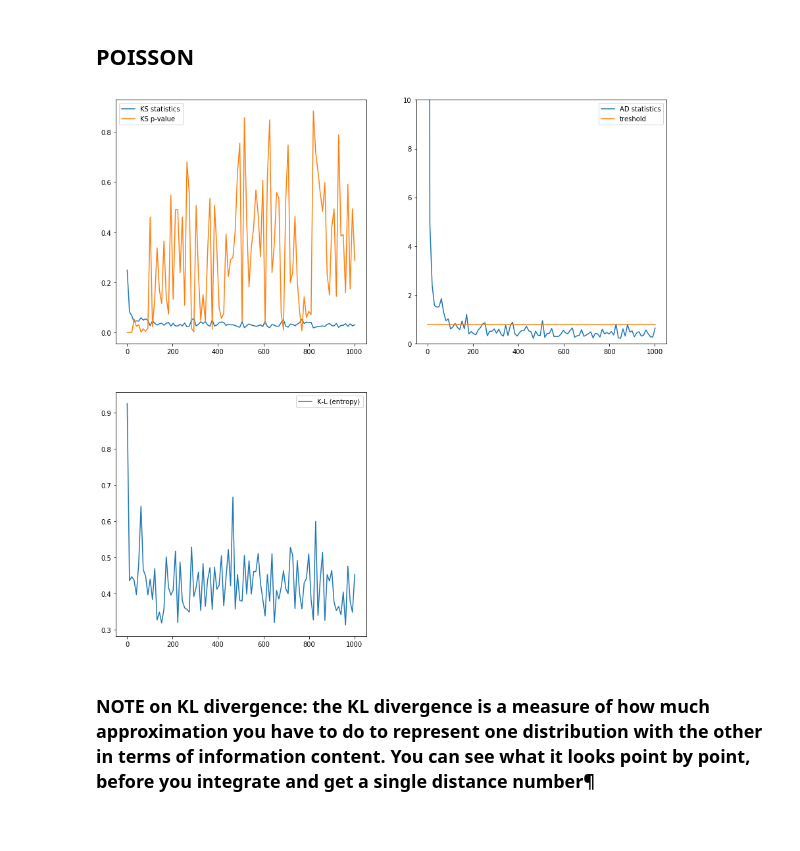
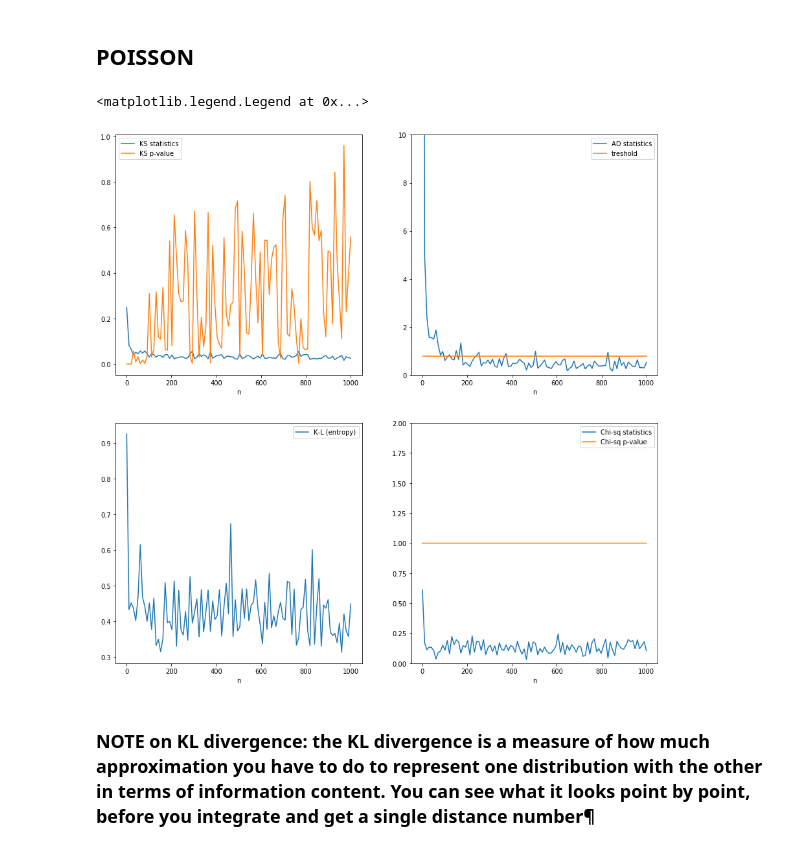
Before and after one commit to gauravcusp/Urban_Informatics_Coding_Assignments, a Jupyter notebook: HW5_gb1877/HW5_2_gb1877.ipynb, the cells around one changed output. Saved outputs shown, nothing was run; the diff lists cells and outputs as text; code cells hidden in the pictures.

```diff
--- a/HW5_gb1877/HW5_2_gb1877.ipynb
+++ b/HW5_gb1877/HW5_2_gb1877.ipynb
@@ -176,11 +176,13 @@ with the binomial distribution I can change np. larger np will make the distribu
 # %%
 np.random.seed(999)
 count = 100
-narray = np.linspace(0, 1000, count)
+narray = np.linspace(1, 1000, count)
 ks_s_b = np.zeros(count)
 ks_p_b = np.zeros(count)
 ad_b = np.zeros(count)
 kl_b = np.zeros (count)
+chi_s_b = np.zeros(count)
+chi_p_b = np.zeros(count)
 
 #loop over the different values of n (or n and p)
 for i,n in enumerate(narray):
@@ -210,6 +212,8 @@ for i,n in enumerate(narray):
     #pl.plot(bincenters,np.histogram(dist, bins=mybins)[0]  / 1000., 'k')
     #pl.plot(bincenters, scipy.stats.norm.pdf(bincenters), 'r')
     #pl.show()
+    chi_s_b[i] = scipy.stats.chisquare(np.histogram(dist, bins=mybins)[0] / 1000.0, scipy.stats.norm.pdf(bincenters))[0]
+    chi_p_b[i] = scipy.stats.chisquare(np.histogram(dist, bins=mybins)[0] / 1000.0, scipy.stats.norm.pdf(bincenters))[1]
 # %% [markdown]
 You want to see how the p-value (or the test statistics) behaves as a function of increasing np. So you can plot the p-value (or the test statistics) against the np think about how the captions are written in the paper you have to read for last week assignment: a caption must describe the plot sufficiently well that I do not need to read the paper to understand it.
 # %%
@@ -237,11 +252,13 @@ pl.legend();
 np.random.seed(999)
 
 count = 100
-narray = np.linspace(1, 1001, count)
+narray = np.linspace(1, 1000, count)
 ks_s_p = np.zeros(count)
 ks_p_p = np.zeros(count)
 ad_p = np.zeros(count)
 kl_p = np.zeros (count)
+chi_s_p = np.zeros(count)
+chi_p_p = np.zeros(count)
 
 #loop over the different values of n (or n and p)
 for i,lamda in enumerate(narray):
@@ -267,25 +284,37 @@ for i,lamda in enumerate(narray):
     #    pl.plot(bincenters, scipy.stats.norm.pdf(bincenters)*1000)
     kl_p [i] =  scipy.stats.entropy(np.histogram(dist, bins=mybins)[0],
                                     scipy.stats.norm.pdf(bincenters) + n)
+    chi_s_p[i] = scipy.stats.chisquare(np.histogram(dist, bins=mybins)[0] / 1000.0, scipy.stats.norm.pdf(bincenters))[0]
+    chi_p_p[i] = scipy.stats.chisquare(np.histogram(dist, bins=mybins)[0] / 1000.0, scipy.stats.norm.pdf(bincenters))[1]
 # %%
 fig = pl.figure(figsize = (15,15))
 fig.add_subplot(221)
 pl.plot(narray, ks_s_p, label='KS statistics')
 pl.plot(narray, ks_p_p, label='KS p-value')
+pl.xlabel('n')
 pl.legend()
 
 fig.add_subplot(222)
 pl.plot(narray, ad_p,  label='AD statistics')
 pl.plot([narray[0], narray[-1]],[threshold, threshold], label="treshold")
 pl.ylim(0,10) #limit the y range or you cannot see the relevant part
+pl.xlabel('n')
 pl.legend()
 
 fig.add_subplot(223)
 pl.plot(narray, kl_p, label='K-L (entropy)')
+pl.xlabel('n')
+pl.legend();
 
-pl.legend();
+fig.add_subplot(224)
+pl.plot(narray, chi_s_p, label='Chi-sq statistics')
+pl.plot(narray, chi_p_p, label='Chi-sq p-value')
+pl.ylim(0,2)
+pl.xlabel('n')
+pl.legend()
 # %% [output]
+<matplotlib.legend.Legend at 0x...>
-[figure, old version]
+[figure, new version]
 # %% [markdown]
 ### NOTE on KL divergence: the KL divergence is a measure of how much approximation you have to do to represent one distribution with the other in terms of information content. You can see what it looks point by point, before you integrate and get a single distance number¶
 # %%
```
Also changed, not shown: parts of 2 cells of this notebook, 3 other files.
